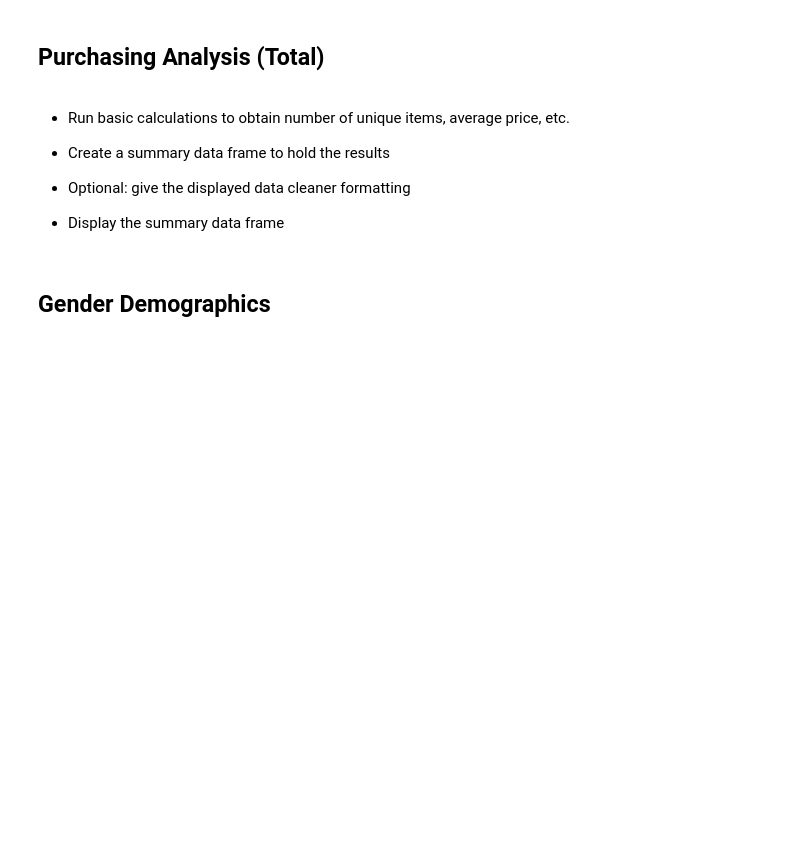
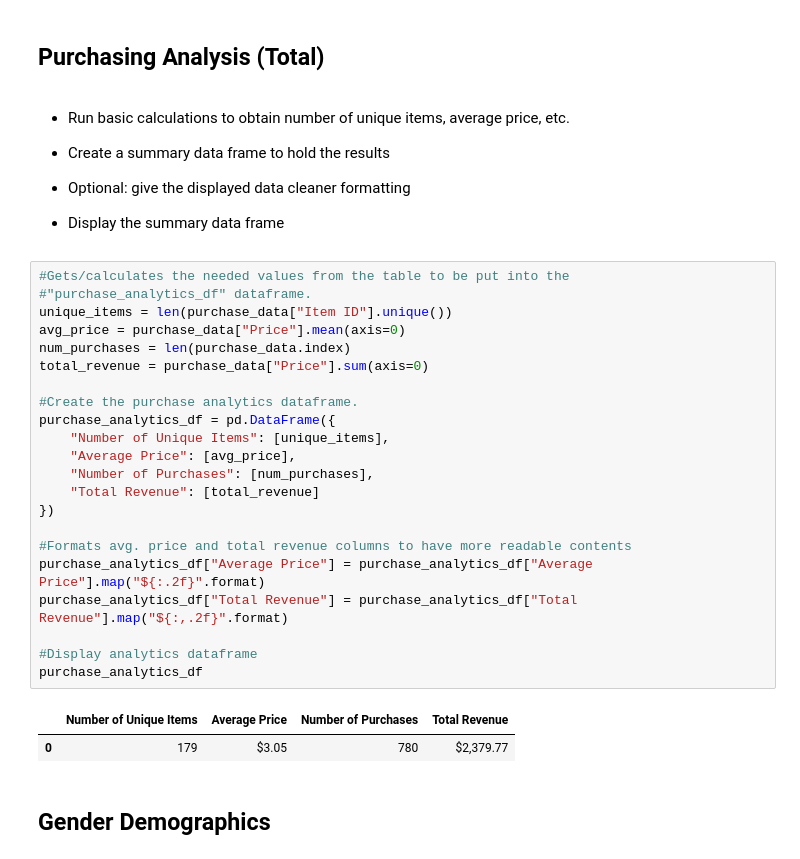
Before and after one commit to jerome-sipin/pandas-challenge, a Jupyter notebook: HeroesOfPymoli/HeroesOfPymoli_starter.ipynb, the cells around one changed output. Drawn from its saved outputs; the diff is of its cells as text; blank space fills up the shorter version.

```diff
--- a/HeroesOfPymoli/HeroesOfPymoli_starter.ipynb
+++ b/HeroesOfPymoli/HeroesOfPymoli_starter.ipynb
@@ -49,6 +53,31 @@ total_players_df
 
 
 * Display the summary data frame
+# %%
+#Gets/calculates the needed values from the table to be put into the
+#"purchase_analytics_df" dataframe.
+unique_items = len(purchase_data["Item ID"].unique())
+avg_price = purchase_data["Price"].mean(axis=0)
+num_purchases = len(purchase_data.index)
+total_revenue = purchase_data["Price"].sum(axis=0)
+
+#Create the purchase analytics dataframe.
+purchase_analytics_df = pd.DataFrame({
+    "Number of Unique Items": [unique_items],
+    "Average Price": [avg_price],
+    "Number of Purchases": [num_purchases],
+    "Total Revenue": [total_revenue]
+})
+
+#Formats avg. price and total revenue columns to have more readable contents
+purchase_analytics_df["Average Price"] = purchase_analytics_df["Average Price"].map("${:.2f}".format)
+purchase_analytics_df["Total Revenue"] = purchase_analytics_df["Total Revenue"].map("${:,.2f}".format)
+
+#Display analytics dataframe
+purchase_analytics_df
+# %% [output]
+|  | Number of Unique Items | Average Price | Number of Purchases | Total Revenue |
+| 0 | 179 | $3.05 | 780 | $2,379.77 |
 # %% [markdown]
 ## Gender Demographics
 # %% [markdown]
```
Also changed, not shown: parts of 6 cells of this notebook.
